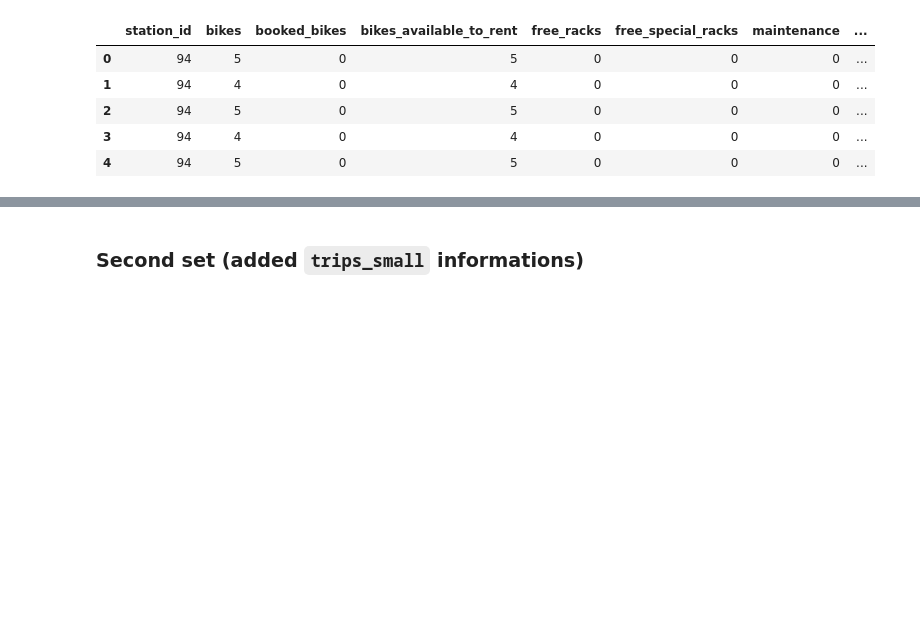
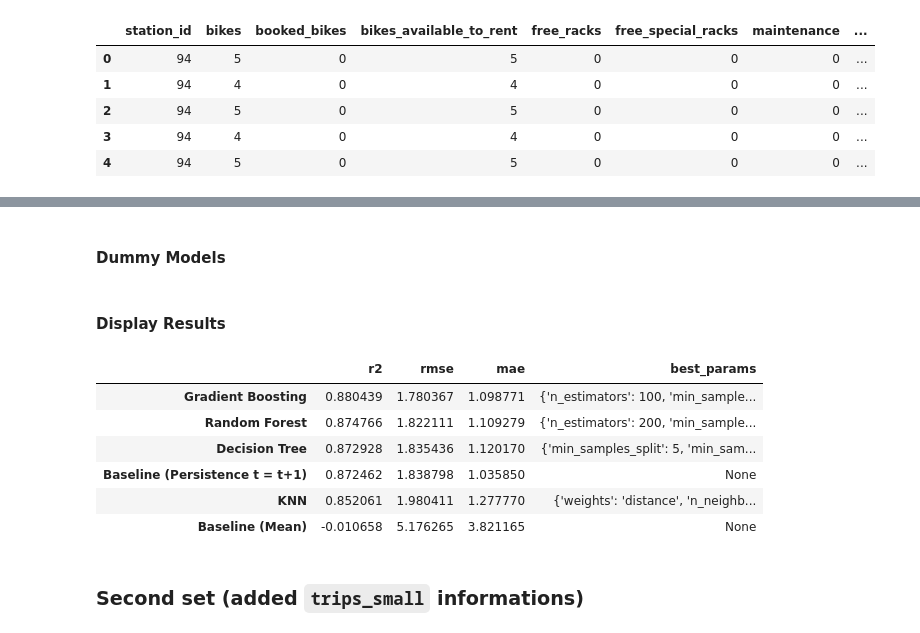
Before and after one commit to Memeel/ML_Challenge, a Jupyter notebook: notebook/challenge.ipynb, the cells around one changed output, grey strips where cells are left out. Drawn from its saved outputs; the diff is of its cells as text; code cells hidden in the pictures; blank space fills up the shorter version.

```diff
--- a/notebook/challenge.ipynb
+++ b/notebook/challenge.ipynb
@@ -1139,0 +1140,11 @@ memory usage: 313.1 MB
+# %%
+RANDOM_STATE = 42
+
+target = "y"
+first_features = ["bikes", "booked_bikes", "free_total_racks", "maintenance", "day_of_week", "hour", "delta_bikes", "bikes_available_to_rent"]
+first_df.sort_values(by="datetime", inplace=True)
+
+x_train, x_test, y_train, y_test = train_test_split(first_df[first_features], first_df[target], test_size=0.3, shuffle=False, random_state=RANDOM_STATE)
+model_evaluation = {}
+
+x_train_sample, y_train_sample = resample(x_train, y_train, n_samples=2000, random_state=RANDOM_STATE)
@@ -1140,3 +1268,44 @@ memory usage: 313.1 MB
+# %% [markdown]
+#### Dummy Models
+# %%
+y_pred_mean = np.full_like(y_test, fill_value=y_train.mean(), dtype=float)
+
+model_evaluation["Baseline (Mean)"] = {
+    "best_params": None,
+    "mae": mean_absolute_error(y_test, y_pred_mean),
+    "rmse": np.sqrt(mean_squared_error(y_test, y_pred_mean)),
+    "r2": r2_score(y_test, y_pred_mean)
+}
+# %%
+y_pred_persistence = x_test['bikes_available_to_rent'].values
+
+model_evaluation["Baseline (Persistence t = t+1)"] = {
+    "best_params": None,
+    "mae": mean_absolute_error(y_test, y_pred_persistence),
+    "rmse": np.sqrt(mean_squared_error(y_test, y_pred_persistence)),
+    "r2": r2_score(y_test, y_pred_persistence)
+}
+# %% [markdown]
+#### Display Results
+# %%
+df_evaluation = pd.DataFrame.from_dict(model_evaluation, orient='index')
+
+colonnes_ordre = ['r2', 'rmse', 'mae', 'best_params']
+df_evaluation = df_evaluation[colonnes_ordre]
+
+pd.set_option('display.max_colwidth', None)
+pd.set_option('display.max_columns', None)
+pd.set_option('display.max_rows', None)
+
+display(df_evaluation.sort_values(by='r2', ascending=False))
+# %% [output]
+|  | r2 | rmse | mae | best_params |
+| Gradient Boosting | 0.880439 | 1.780367 | 1.098771 | {'n_estimators': 100, 'min_sample... |
+| Random Forest | 0.874766 | 1.822111 | 1.109279 | {'n_estimators': 200, 'min_sample... |
+| Decision Tree | 0.872928 | 1.835436 | 1.120170 | {'min_samples_split': 5, 'min_sam... |
+| Baseline (Persistence t = t+1) | 0.872462 | 1.838798 | 1.035850 | None |
+| KNN | 0.852061 | 1.980411 | 1.277770 | {'weights': 'distance', 'n_neighb... |
+| Baseline (Mean) | -0.010658 | 5.176265 | 3.821165 | None |
 # %% [markdown]
 ### Second set (added `trips_small` informations)
 # %%
```
Also changed, not shown: parts of 23 cells of this notebook.
